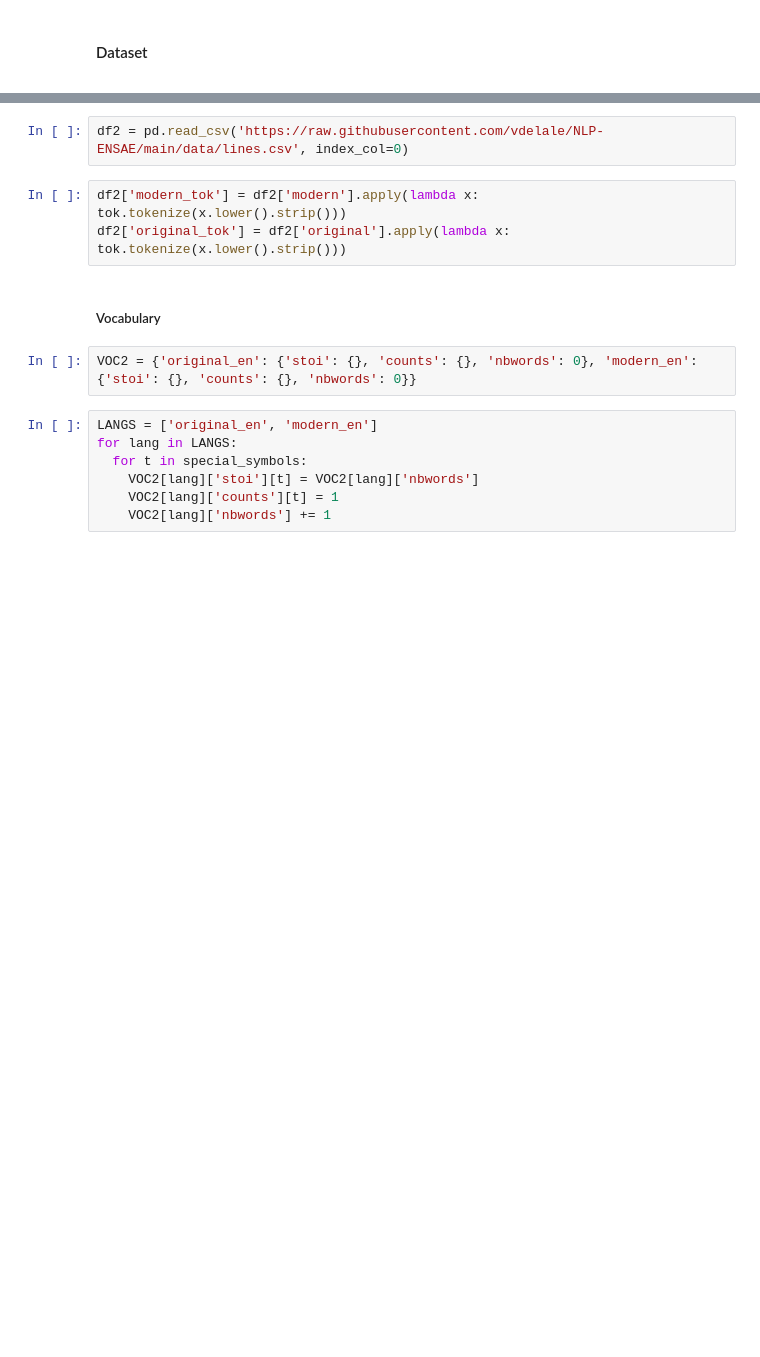
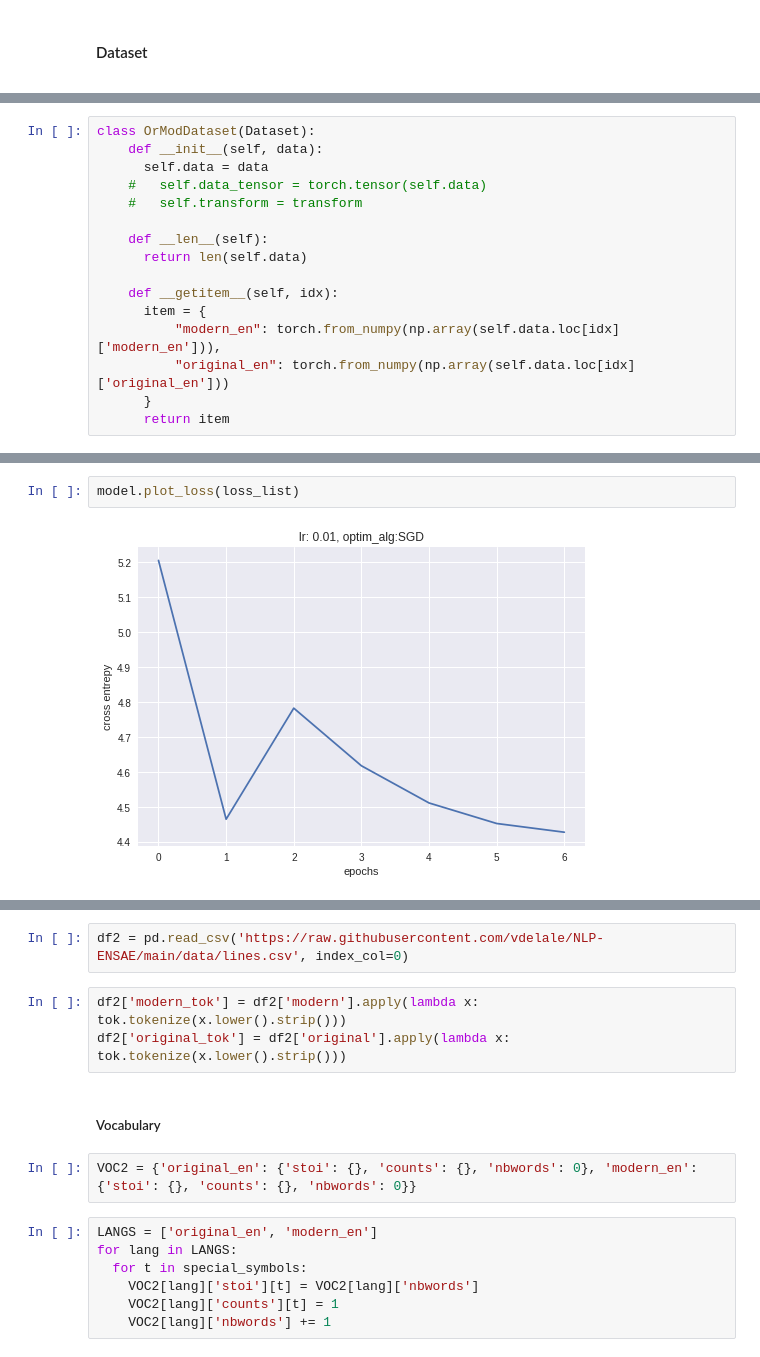
Before and after one commit to vdelale/NLP-ENSAE, a Jupyter notebook: full_project.ipynb, the cells around one changed output, grey strips where cells are left out. Drawn from its saved outputs; the diff is of its cells as text; blank space fills up the shorter version.

```diff
--- a/full_project.ipynb
+++ b/full_project.ipynb
@@ -625,0 +337,16 @@ tok.tokenize('A hornèd man’s a monster and a beast.')
+# %%
+class OrModDataset(Dataset):
+    def __init__(self, data):
+      self.data = data
+    #   self.data_tensor = torch.tensor(self.data)
+    #   self.transform = transform
+
+    def __len__(self):
+      return len(self.data)
+
+    def __getitem__(self, idx):
+      item = {
+          "modern_en": torch.from_numpy(np.array(self.data.loc[idx]['modern_en'])),
+          "original_en": torch.from_numpy(np.array(self.data.loc[idx]['original_en']))
+      }
+      return item
@@ -625,0 +818,4 @@ tok.tokenize('A hornèd man’s a monster and a beast.')
+# %%
+model.plot_loss(loss_list)
+# %% [output]
+[figure, added]
```
Also changed, not shown: parts of 66 cells of this notebook.
